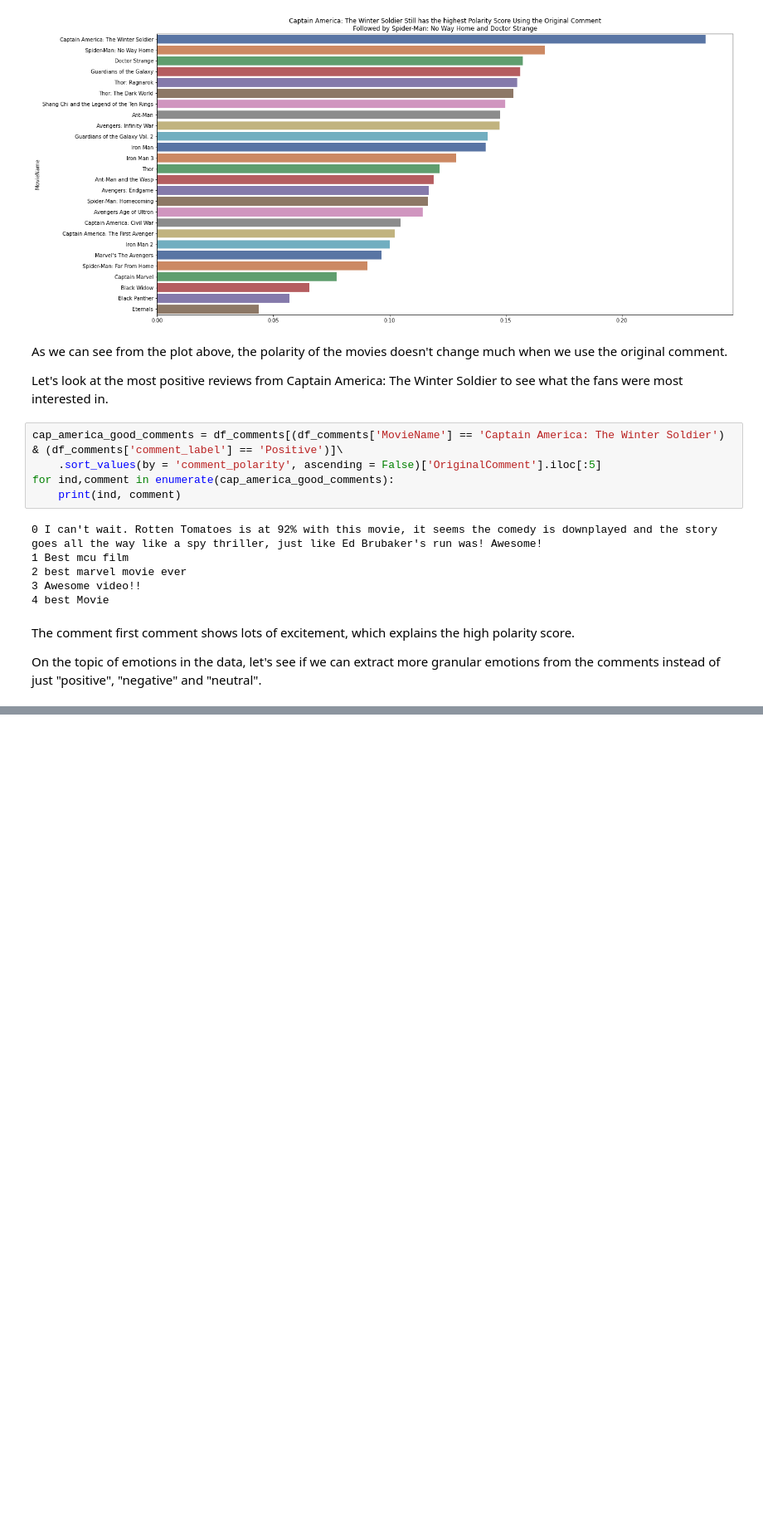
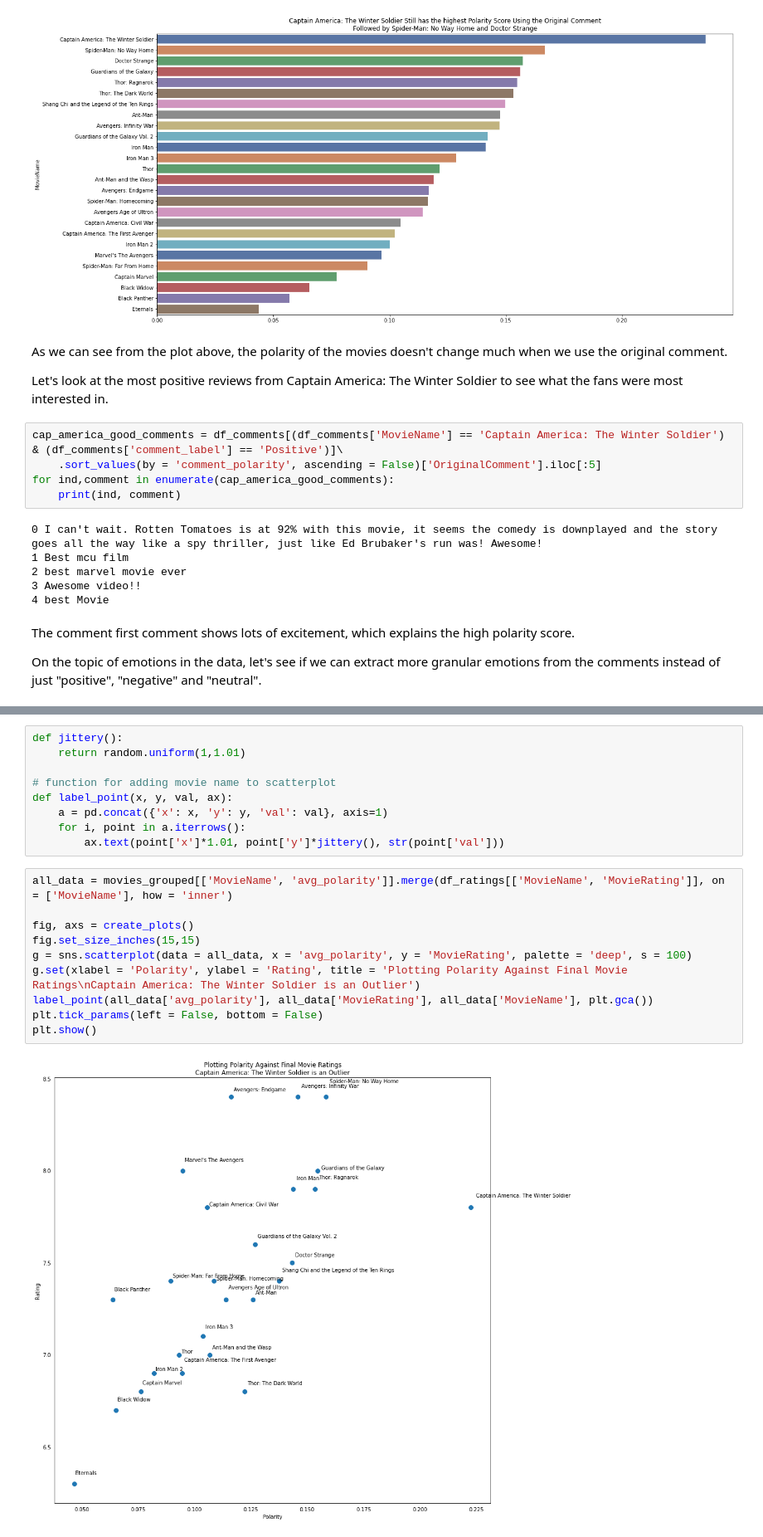
Before and after one commit to knolasco/Intro_to_NLP, a Jupyter notebook: Marvel_Ratings/marvel_ratings.ipynb, the cells around one changed output, grey strips where cells are left out. Shown at 83% size. Drawn from its saved outputs; the diff is of its cells as text; blank space fills up the shorter version.

Commit message:
finalizing notebook

```diff
--- a/Marvel_Ratings/marvel_ratings.ipynb
+++ b/Marvel_Ratings/marvel_ratings.ipynb
@@ -458,0 +550,21 @@ On the topic of emotions in the data, let's see if we can extract more granular
+# %%
+def jittery():
+    return random.uniform(1,1.01)
+
+# function for adding movie name to scatterplot
+def label_point(x, y, val, ax):
+    a = pd.concat({'x': x, 'y': y, 'val': val}, axis=1)
+    for i, point in a.iterrows():
+        ax.text(point['x']*1.01, point['y']*jittery(), str(point['val']))
+# %%
+all_data = movies_grouped[['MovieName', 'avg_polarity']].merge(df_ratings[['MovieName', 'MovieRating']], on = ['MovieName'], how = 'inner')
+
+fig, axs = create_plots()
+fig.set_size_inches(15,15)
+g = sns.scatterplot(data = all_data, x = 'avg_polarity', y = 'MovieRating', palette = 'deep', s = 100)
+g.set(xlabel = 'Polarity', ylabel = 'Rating', title = 'Plotting Polarity Against Final Movie Ratings\nCaptain America: The Winter Soldier is an Outlier')
+label_point(all_data['avg_polarity'], all_data['MovieRating'], all_data['MovieName'], plt.gca())
+plt.tick_params(left = False, bottom = False)
+plt.show()
+# %% [output]
+[figure, added]
```
Also changed, not shown: parts of 35 cells of this notebook.
